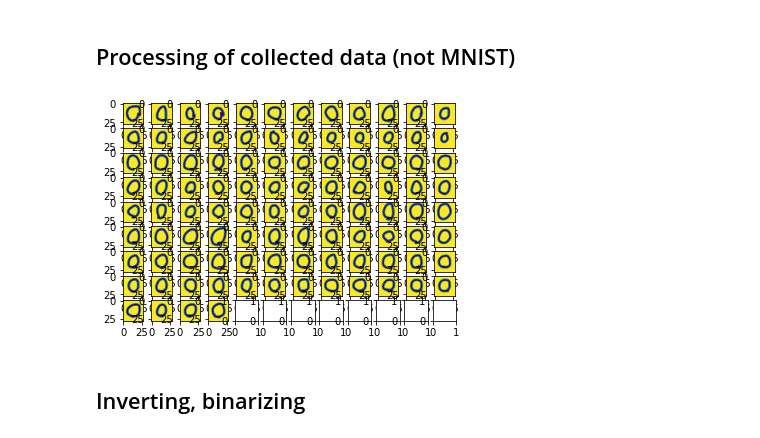
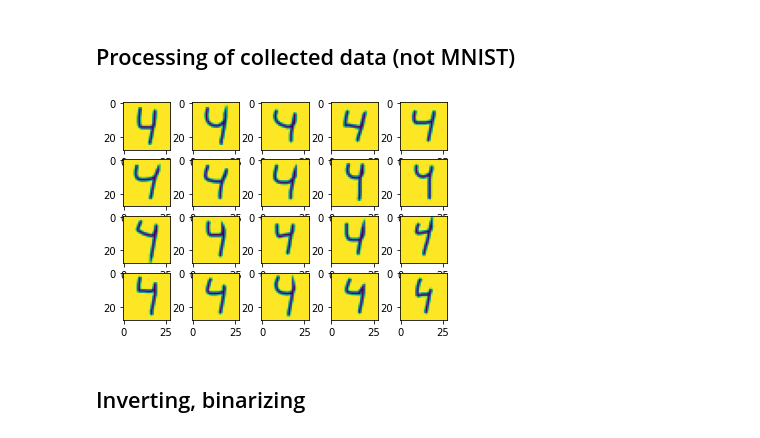
Before and after one commit to MovsisyanM/digit-recognizer, a Jupyter notebook: Movsisyan.ipynb, the cells around one changed output. Cells and saved outputs as stored; diff of their text form; code cells hidden in the pictures.

```diff
--- a/Movsisyan.ipynb
+++ b/Movsisyan.ipynb
@@ -19,9 +19,9 @@ sevens = skio.imread_collection("website/images/7/*.png")
 eights = skio.imread_collection("website/images/8/*.png")
 nines = skio.imread_collection("website/images/9/*.png")
 # %%
-skio.imshow_collection(zeros);
+skio.imshow_collection(fours[:20]);
 # %% [output]
-[figure, old version]
+[figure, new version]
 # %% [markdown]
 ## Inverting, binarizing
 # %%
```
Also changed, not shown: parts of 11 cells of this notebook, 5 other files.
